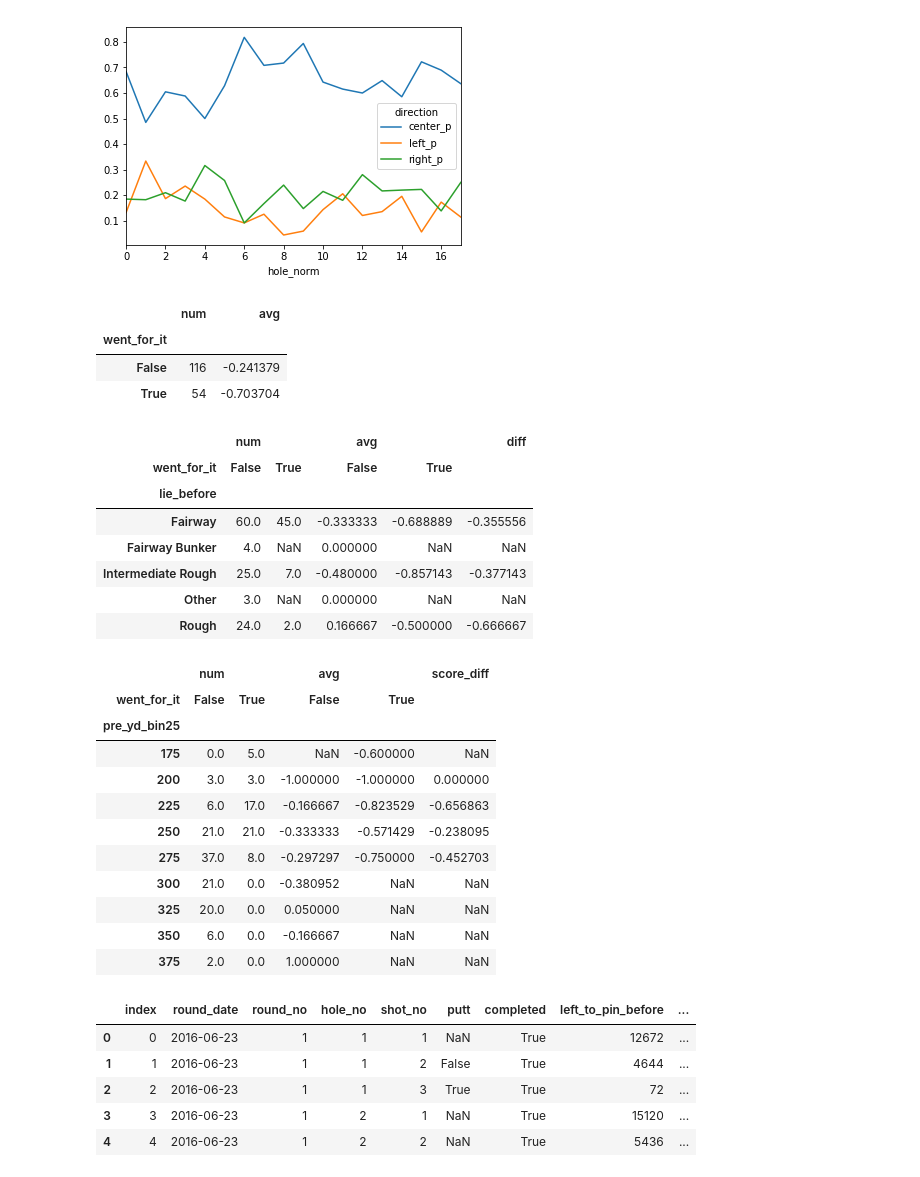
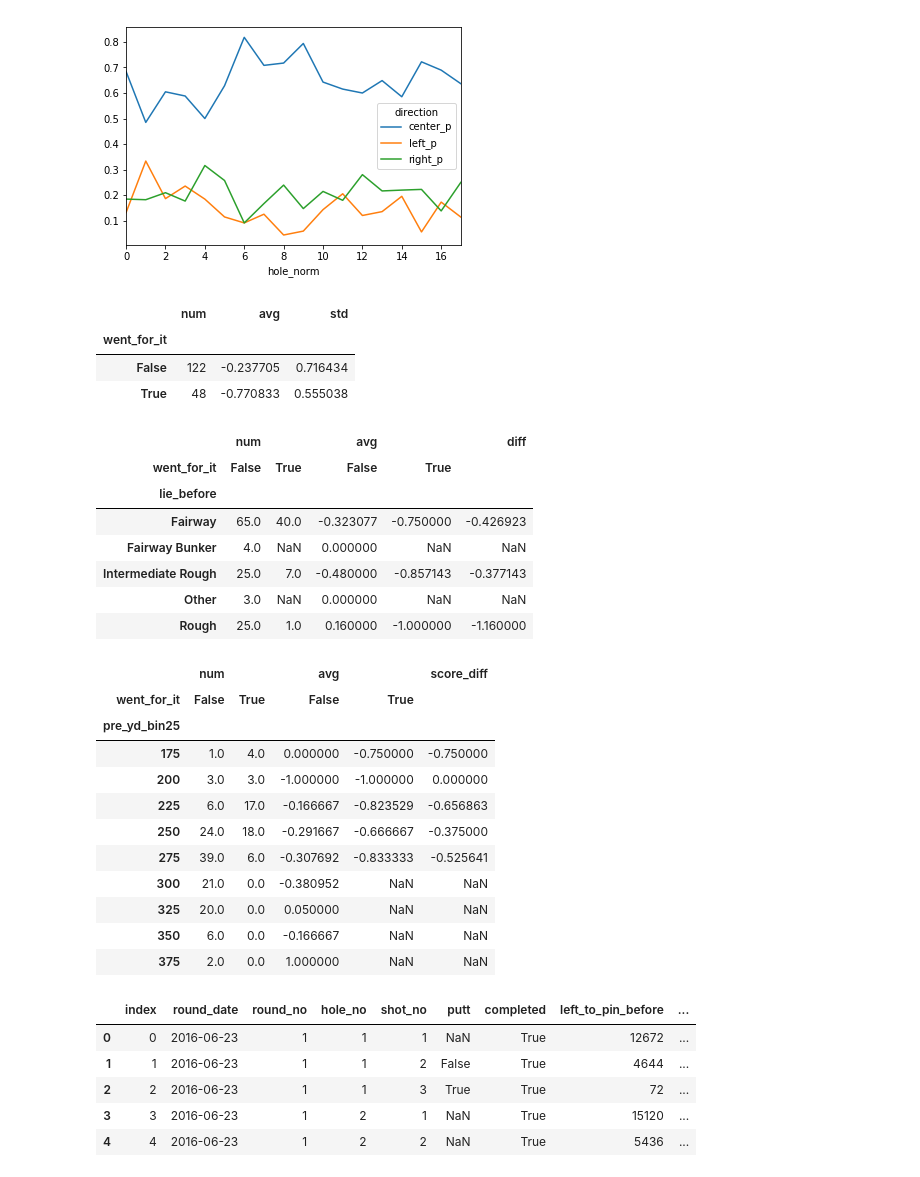
Before and after one commit to brendansudol/golf-moneyball, a Jupyter notebook: notebooks/horsey.ipynb, the cells around one changed output. Saved outputs shown, nothing was run; the diff lists cells and outputs as text; code cells hidden in the pictures.

```diff
--- a/notebooks/horsey.ipynb
+++ b/notebooks/horsey.ipynb
@@ -407,37 +458,40 @@ hole_norm
 <matplotlib.axes._subplots.AxesSubplot at 0x...>
 [figure]
 # %%
-# par 5 analysis
+# par 5 analysis -- what's the difference scoring when going for it vs. not
 
-LAYUP_THRESHOLD = 50 # yards
+LAYUP_THRESHOLD = 40 # yards
 par5 = df.query('par == 5').copy()
 par5_s2 = df.query('par == 5 & shot_no == 2').copy()
 
 par5_s2['went_for_it'] = par5_s2['post_yd'] < LAYUP_THRESHOLD
-par5_s2.groupby('went_for_it')['score_norm'].agg({ 'num': len, 'avg': np.mean })
+par5_s2.groupby('went_for_it')['score_norm'].agg({ 'num': len, 'avg': np.mean, 'std': np.std })
 # %% [output]
-|  | num | avg |
-| went_for_it |  |  |
-| False | 116 | -0.241379 |
-| True | 54 | -0.703704 |
+|  | num | avg | std |
+| went_for_it |  |  |  |
+| False | 122 | -0.237705 | 0.716434 |
+| True | 48 | -0.770833 | 0.555038 |
 # %%
+# going for it vs. not, broken down by lie
+
 g = par5_s2.groupby(['lie_before', 'went_for_it'])
-
 s2_lie = g['score_norm'].agg({ 'num': len, 'avg': np.mean }).unstack()
 s2_lie['diff'] = s2_lie['avg', True] - s2_lie['avg', False]
+
 s2_lie
 # %% [output]
 |  | num |  | avg |  | diff |
 | went_for_it | False | True | False | True |  |
 | lie_before |  |  |  |  |  |
-| Fairway | 60.0 | 45.0 | -0.333333 | -0.688889 | -0.355556 |
+| Fairway | 65.0 | 40.0 | -0.323077 | -0.750000 | -0.426923 |
 | Fairway Bunker | 4.0 | NaN | 0.000000 | NaN | NaN |
 | Intermediate Rough | 25.0 | 7.0 | -0.480000 | -0.857143 | -0.377143 |
 | Other | 3.0 | NaN | 0.000000 | NaN | NaN |
-| Rough | 24.0 | 2.0 | 0.166667 | -0.500000 | -0.666667 |
+| Rough | 25.0 | 1.0 | 0.160000 | -1.000000 | -1.160000 |
 # %%
+# going for it vs. not, broken down by distance
+
 g = par5_s2.groupby(['pre_yd_bin25', 'went_for_it'])
-
 s2_dist = g['score_norm'].agg({ 'num': len, 'avg': np.mean }).unstack()
 s2_dist['num'] =  s2_dist['num'].fillna(0)
 s2_dist['score_diff'] = s2_dist['avg', True] - s2_dist['avg', False]
@@ -447,11 +501,11 @@ s2_dist
 |  | num |  | avg |  | score_diff |
 | went_for_it | False | True | False | True |  |
 | pre_yd_bin25 |  |  |  |  |  |
-| 175 | 0.0 | 5.0 | NaN | -0.600000 | NaN |
+| 175 | 1.0 | 4.0 | 0.000000 | -0.750000 | -0.750000 |
 | 200 | 3.0 | 3.0 | -1.000000 | -1.000000 | 0.000000 |
 | 225 | 6.0 | 17.0 | -0.166667 | -0.823529 | -0.656863 |
-| 250 | 21.0 | 21.0 | -0.333333 | -0.571429 | -0.238095 |
-| 275 | 37.0 | 8.0 | -0.297297 | -0.750000 | -0.452703 |
+| 250 | 24.0 | 18.0 | -0.291667 | -0.666667 | -0.375000 |
+| 275 | 39.0 | 6.0 | -0.307692 | -0.833333 | -0.525641 |
 | 300 | 21.0 | 0.0 | -0.380952 | NaN | NaN |
 | 325 | 20.0 | 0.0 | 0.050000 | NaN | NaN |
 | 350 | 6.0 | 0.0 | -0.166667 | NaN | NaN |
```
Also changed, not shown: parts of 27 cells of this notebook, 4 other files.
